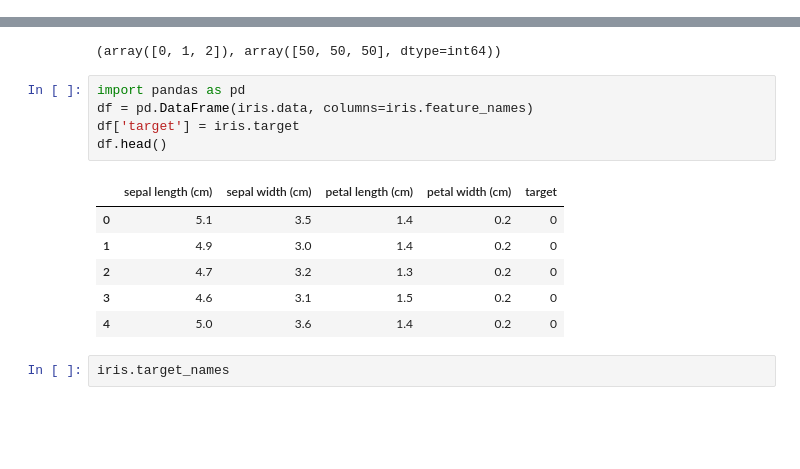
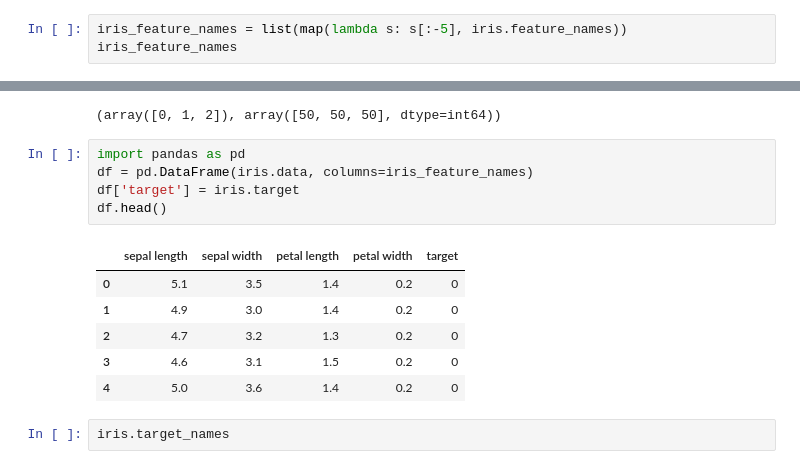
Before and after one commit to dpd-dpd/MachineLearning, a Jupyter notebook: 1.intro/1.iris분류.ipynb, the cells around one changed output, grey strips where cells are left out. Saved outputs shown, nothing was run; the diff lists cells and outputs as text; blank space fills up the shorter version.

```diff
--- a/1.intro/1.iris분류.ipynb
+++ b/1.intro/1.iris분류.ipynb
@@ -35,3 +35,6 @@ iris.feature_names
  'sepal width (cm)',
  'petal length (cm)',
  'petal width (cm)']
+# %%
+iris_feature_names = list(map(lambda s: s[:-5], iris.feature_names))
+iris_feature_names
@@ -47,11 +52,11 @@ np.unique(iris.target, return_counts=True)
 (array([0, 1, 2]), array([50, 50, 50], dtype=int64))
 # %%
 import pandas as pd
-df = pd.DataFrame(iris.data, columns=iris.feature_names)
+df = pd.DataFrame(iris.data, columns=iris_feature_names)
 df['target'] = iris.target
 df.head()
 # %% [output]
-|  | sepal length (cm) | sepal width (cm) | petal length (cm) | petal width (cm) | target |
+|  | sepal length | sepal width | petal length | petal width | target |
 | 0 | 5.1 | 3.5 | 1.4 | 0.2 | 0 |
 | 1 | 4.9 | 3.0 | 1.4 | 0.2 | 0 |
 | 2 | 4.7 | 3.2 | 1.3 | 0.2 | 0 |
```
Also changed, not shown: parts of 18 cells of this notebook, 7 other files.
